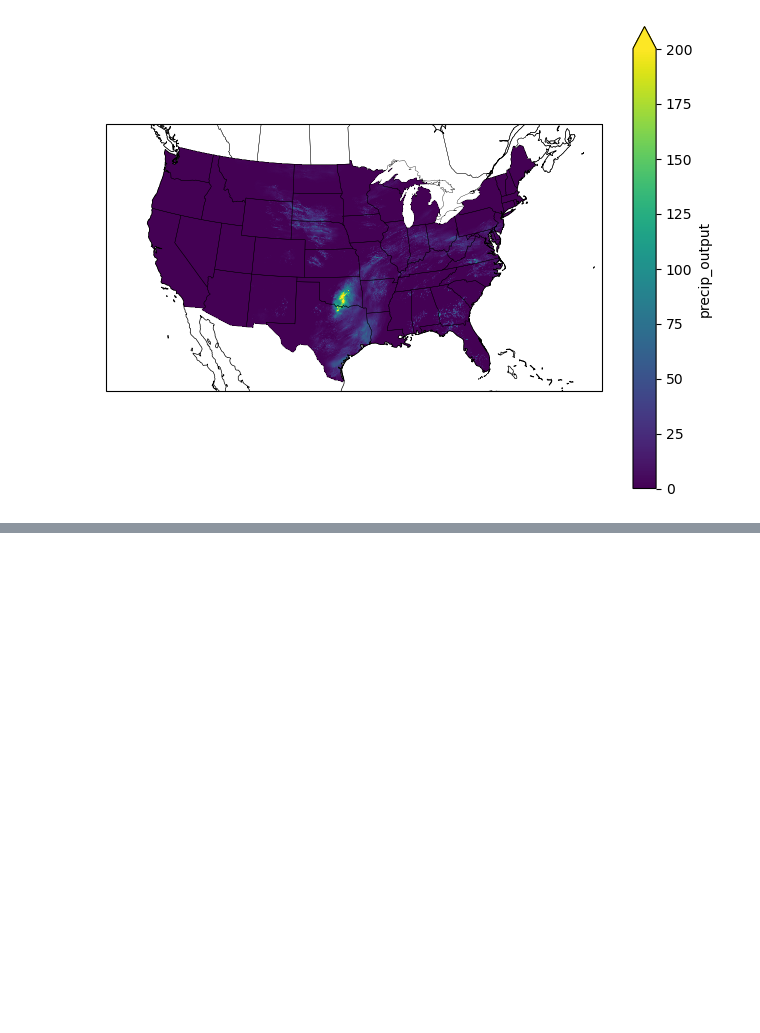
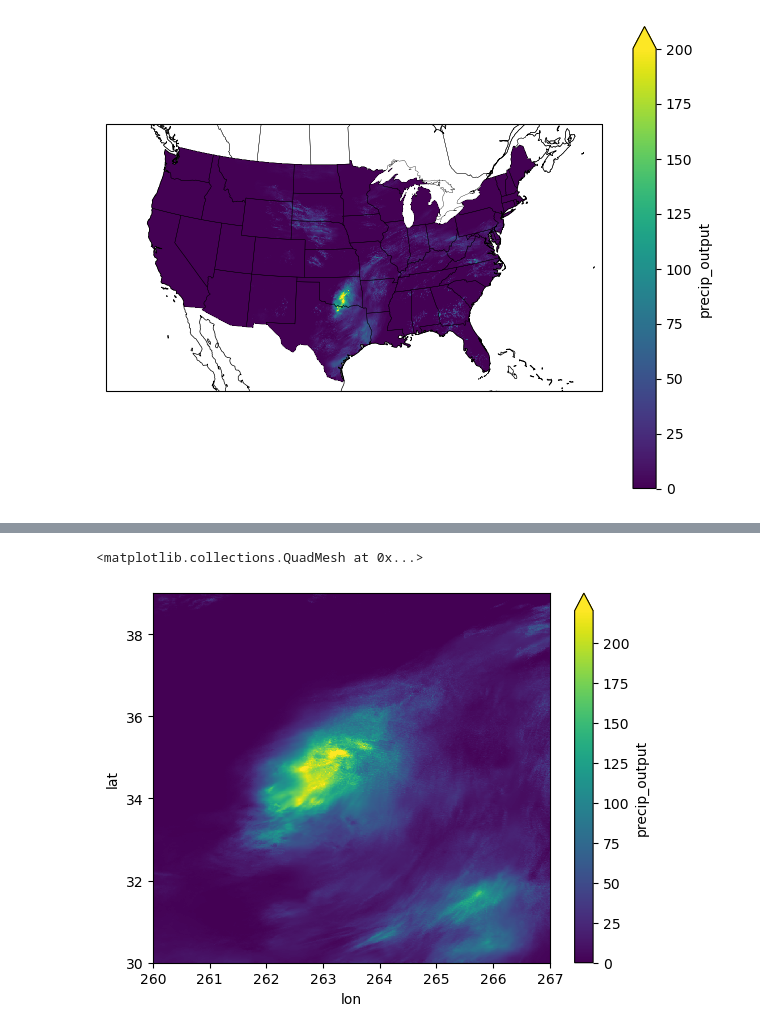
Before and after one commit to Way-Yuhao/WassDiff, a Jupyter notebook: notebooks/R2 - CONUS.ipynb, the cells around one changed output, grey strips where cells are left out. Drawn from its saved outputs; the diff is of its cells as text; code cells hidden in the pictures; blank space fills up the shorter version.

```diff
--- a/notebooks/R2 - CONUS.ipynb
+++ b/notebooks/R2 - CONUS.ipynb
@@ -246,0 +279,6 @@ plt.savefig(os.path.join(dir_path, f'precip_output_projected.svg'), dpi=300, tra
+# %%
+crop = sample.sel(lon=slice(260, 267), lat=slice(39, 30))
+crop.plot(vmax=220)
+# %% [output]
+<matplotlib.collections.QuadMesh at 0x...>
+[figure, added]
```
Also changed, not shown: parts of 4 cells of this notebook.
